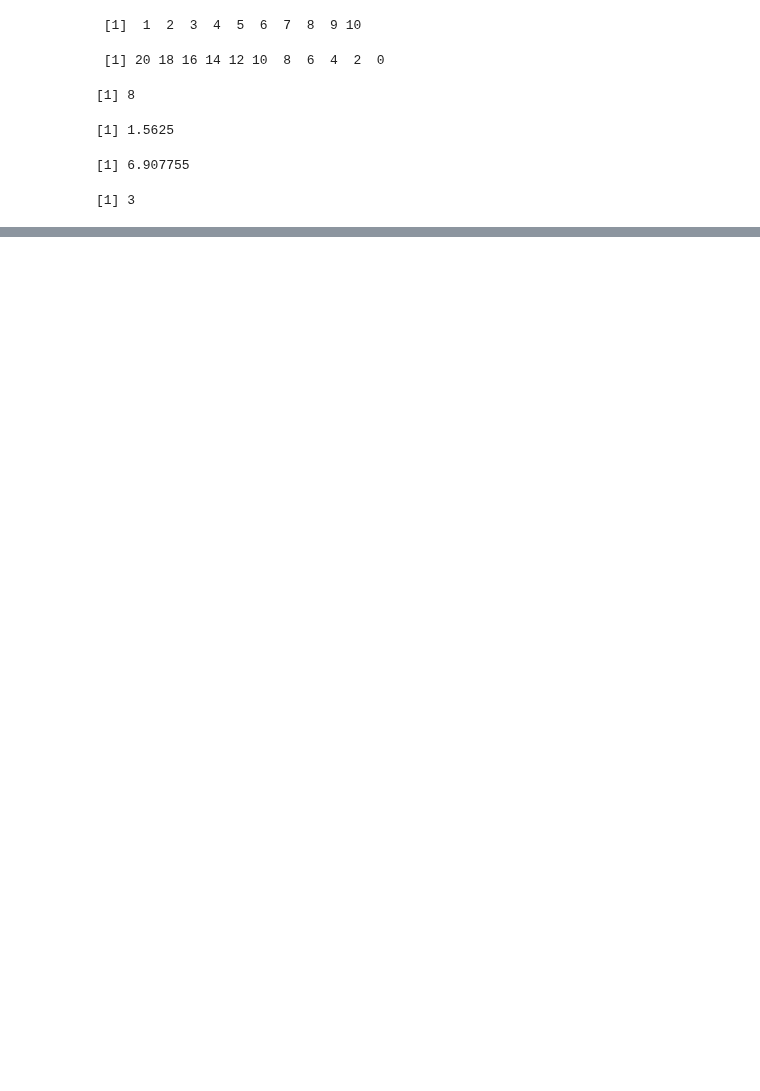
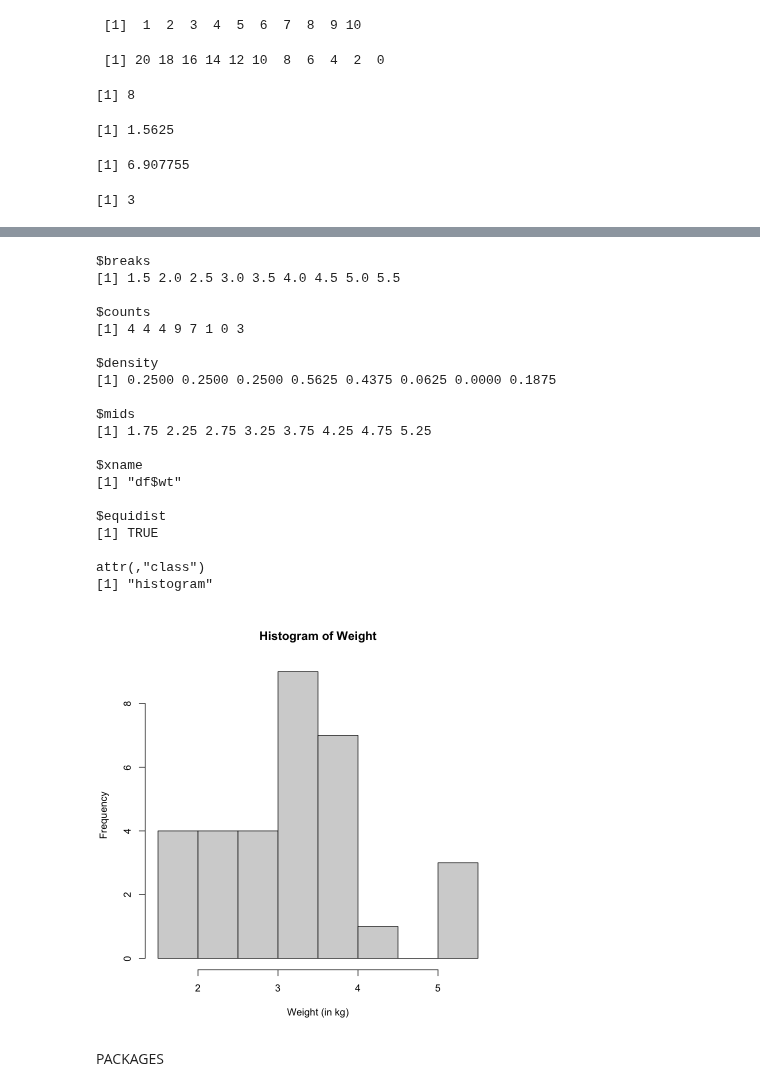
Before and after one commit to roblivesinottawa/R-projects-september-2021, a Jupyter notebook: code/R.ipynb, the cells around one changed output, grey strips where cells are left out. Drawn from its saved outputs; the diff is of its cells as text; code cells hidden in the pictures; blank space fills up the shorter version.

```diff
--- a/code/R.ipynb
+++ b/code/R.ipynb
@@ -174,0 +305,3 @@ print(log10(1000))
+# %%
+df <- mtcars
+print(head(df))
@@ -174,0 +316,32 @@ print(log10(1000))
+# %%
+pl <- hist(df$wt,
+            # col  = "#CD0000",  # red3
+            # border = NA,  # No borders
+            main = "Histogram of Weight",
+            xlab = "Weight (in kg)")
+
+print(pl)
+# %% [output]
+$breaks
+[1] 1.5 2.0 2.5 3.0 3.5 4.0 4.5 5.0 5.5
+
+$counts
+[1] 4 4 4 9 7 1 0 3
+
+$density
+[1] 0.2500 0.2500 0.2500 0.5625 0.4375 0.0625 0.0000 0.1875
+
+$mids
+[1] 1.75 2.25 2.75 3.25 3.75 4.25 4.75 5.25
+
+$xname
+[1] "df$wt"
+
+$equidist
+[1] TRUE
+
+attr(,"class")
+[1] "histogram"
+[figure, added]
+# %% [markdown]
+PACKAGES
```
Also changed, not shown: parts of 34 cells of this notebook, 4 other files.
